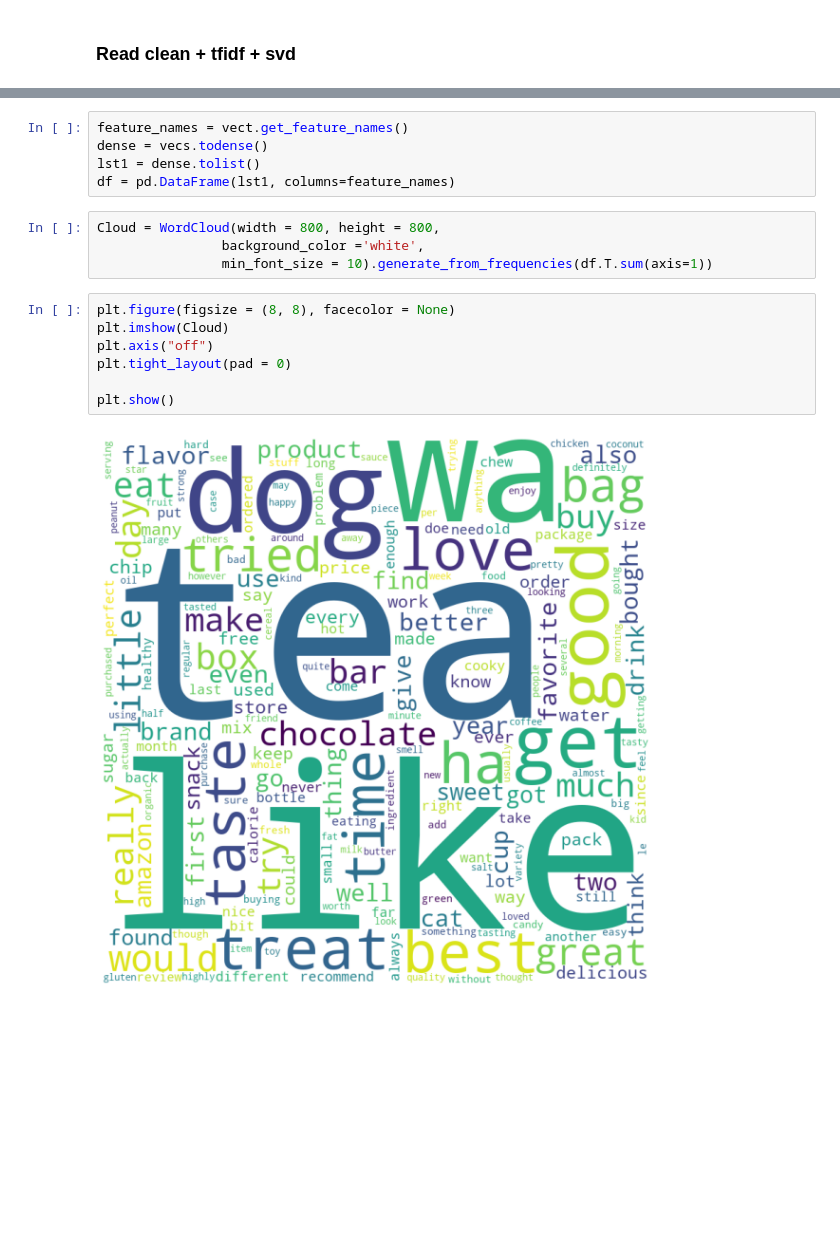
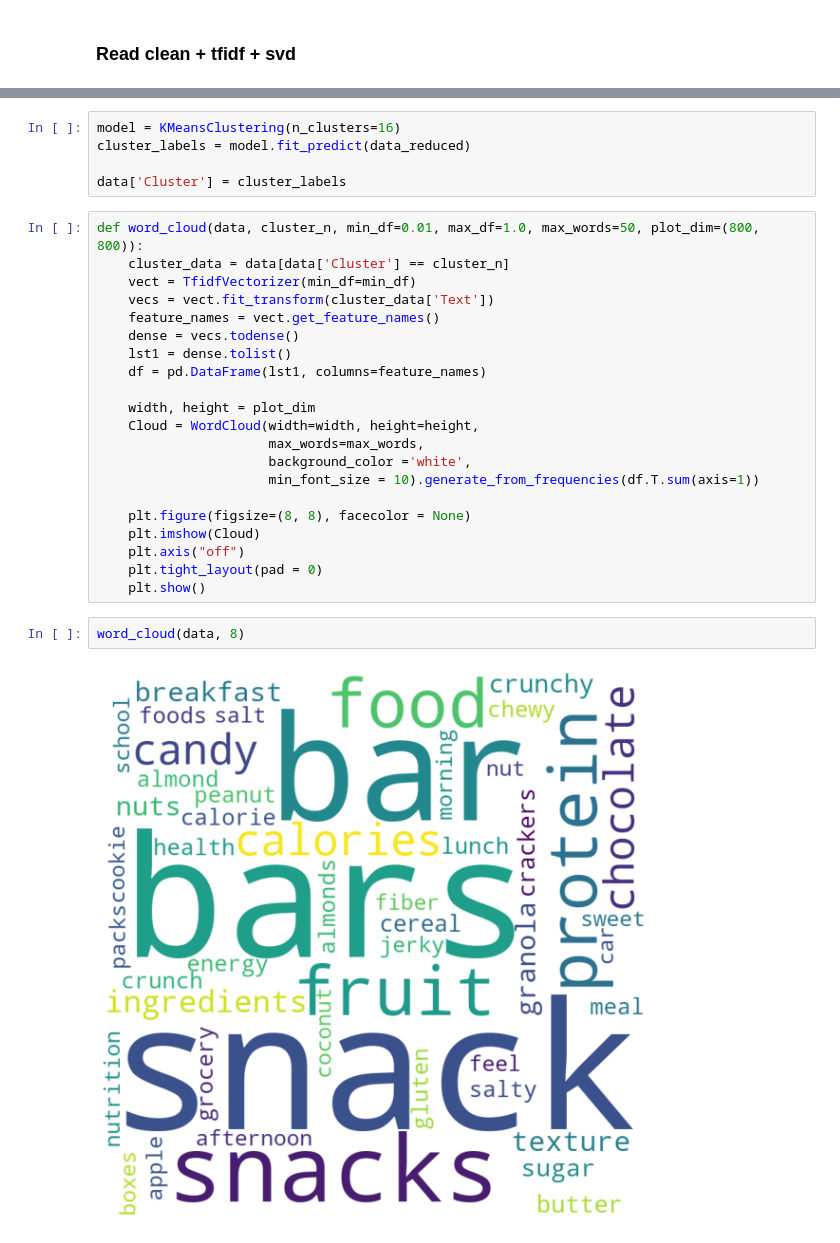
Before and after one commit to mikcnt/adm-homework-4, a Jupyter notebook: main.ipynb, the cells around one changed output, grey strips where cells are left out. Drawn from its saved outputs; the diff is of its cells as text; blank space fills up the shorter version.

```diff
--- a/main.ipynb
+++ b/main.ipynb
@@ -162,18 +107,30 @@ vecs
-# %%
-feature_names = vect.get_feature_names()
-dense = vecs.todense()
-lst1 = dense.tolist()
-df = pd.DataFrame(lst1, columns=feature_names)
-# %%
-Cloud = WordCloud(width = 800, height = 800,
-                background_color ='white',
-                min_font_size = 10).generate_from_frequencies(df.T.sum(axis=1))
-# %%
-plt.figure(figsize = (8, 8), facecolor = None)
-plt.imshow(Cloud)
-plt.axis("off")
-plt.tight_layout(pad = 0)
-
-plt.show()
-# %% [output]
-[figure, removed]
+# %%
+model = KMeansClustering(n_clusters=16)
+cluster_labels = model.fit_predict(data_reduced)
+
+data['Cluster'] = cluster_labels
+# %%
+def word_cloud(data, cluster_n, min_df=0.01, max_df=1.0, max_words=50, plot_dim=(800, 800)):
+    cluster_data = data[data['Cluster'] == cluster_n]
+    vect = TfidfVectorizer(min_df=min_df)
+    vecs = vect.fit_transform(cluster_data['Text'])
+    feature_names = vect.get_feature_names()
+    dense = vecs.todense()
+    lst1 = dense.tolist()
+    df = pd.DataFrame(lst1, columns=feature_names)
+
+    width, height = plot_dim
+    Cloud = WordCloud(width=width, height=height,
+                      max_words=max_words,
+                      background_color ='white',
+                      min_font_size = 10).generate_from_frequencies(df.T.sum(axis=1))
+
+    plt.figure(figsize=(8, 8), facecolor = None)
+    plt.imshow(Cloud)
+    plt.axis("off")
+    plt.tight_layout(pad = 0)
+    plt.show()
+# %%
+word_cloud(data, 8)
+# %% [output]
+[figure, added]
```
Also changed, not shown: parts of 15 cells of this notebook.
